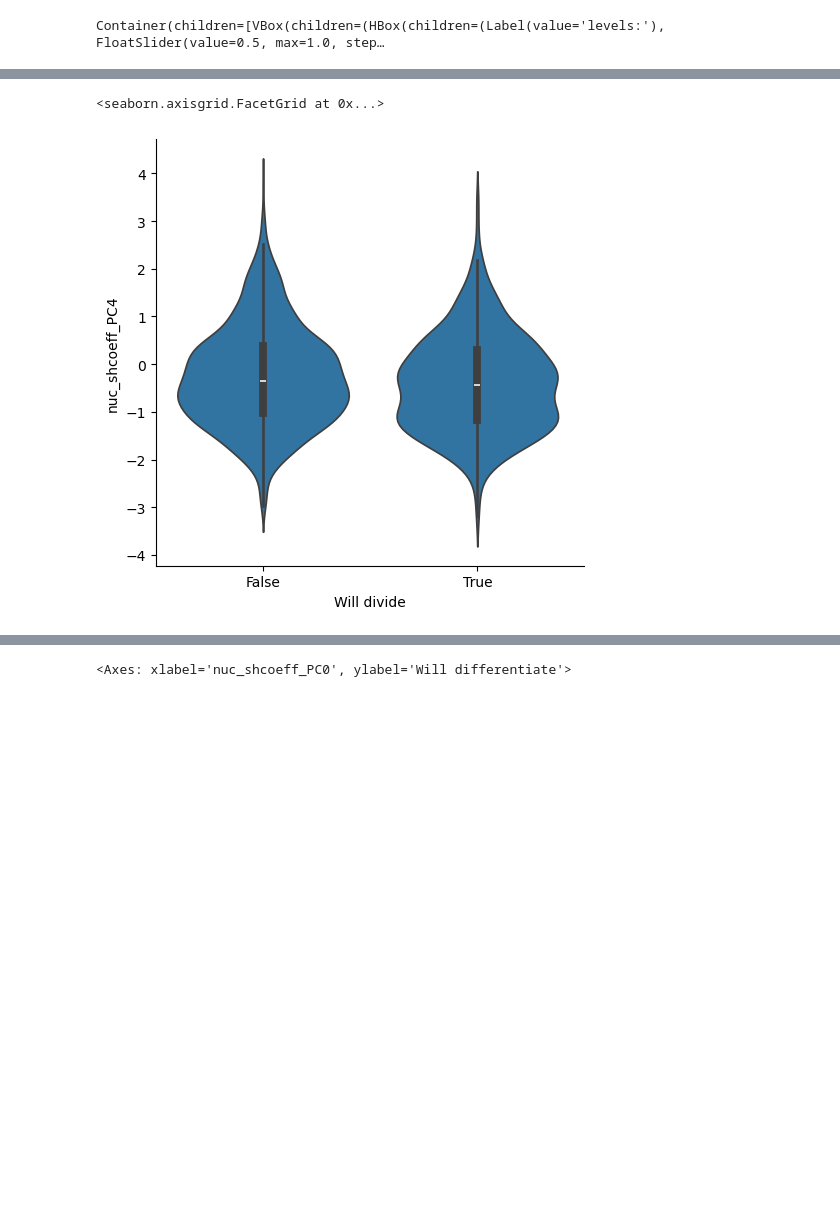
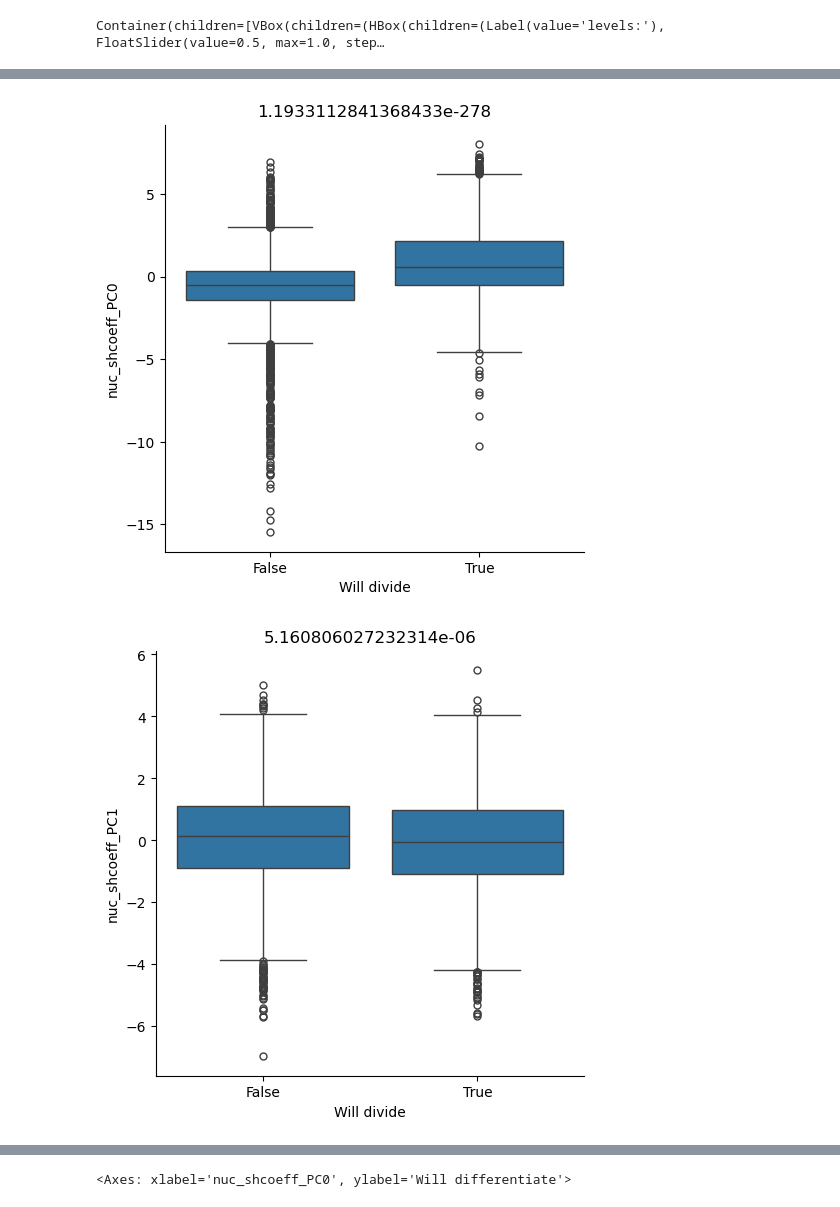
Before and after one commit to xies/mouse_skin_size_control, a Jupyter notebook: 2025_lineage_analysis/prediction_model_notebooks/visualize_PCAs.ipynb, the cells around one changed output, grey strips where cells are left out. Saved outputs shown, nothing was run; the diff lists cells and outputs as text; code cells hidden in the pictures; blank space fills up the shorter version.

Commit message:
split visualizer code + visualize individual track + micro

```diff
--- a/2025_lineage_analysis/prediction_model_notebooks/visualize_PCAs.ipynb
+++ b/2025_lineage_analysis/prediction_model_notebooks/visualize_PCAs.ipynb
@@ -183,3 +183,13 @@ cell2view = basals.loc[get_sorted_cell_indexes(basals,'nuc_shcoeff_PC5')].drople
 ipv.quickvolshow(9*nuc + cyto, level=[.5,6], opacity=0.03, level_width=0.09, data_min=0, data_max=10)
 # %% [output]
 Container(children=[VBox(children=(HBox(children=(Label(value='levels:'), FloatSlider(value=0.5, max=1.0, step…
+# %%
+# Sort by diff
+I = _df.groupby('Will divide').mean().diff().abs().loc[True].sort_values().index
+
+_df = all_df.droplevel(axis=1,level=1)[['Will divide']+[f'nuc_shcoeff_PC{i}' for i in range(10)]]
+fig = sb.catplot(_df.pivot(columns=['Will divide']).stack().stack().reset_index(),hue='Will divide',x='Name',y=0,kind='boxen',order=I[::-1],
+                showfliers=False)
+plt.xticks(rotation=90)
+plt.ylim([-4,4])
+fig.savefig(path.join(figure_dir,'PCA_by_fate/sorted_difference.svg'))
@@ -186,8 +198,12 @@ Container(children=[VBox(children=(HBox(children=(Label(value='levels:'), FloatS
 # %%
+from basicUtils import ttest_from_groupby
 # sb.catplot(divisions.droplevel(axis=1,level=1),x='Num daughter differentiated',y='nuc_shcoeff_PC6')
 # sb.catplot(divisions.droplevel(axis=1,level=1),x='Cell cycle phase',y='nuc_shcoeff_PC0',kind='violin')
 # sb.regplot(basals.droplevel(axis=1,level=1),x='Age',y='nuc_shcoeff_PC8')
-sb.catplot(births.droplevel(axis=1,level=1),x='Will divide',y='nuc_shcoeff_PC4',kind='violin')
+for i in range(10):
+    fig = sb.catplot(all_df.droplevel(axis=1,level=1),x='Will divide',y=f'nuc_shcoeff_PC{i}',kind='box')
+    plt.title(ttest_from_groupby(all_df.droplevel(axis=1,level=1),field2group='Will divide',field2test=f'nuc_shcoeff_PC{i}')[1])
+    fig.savefig(path.join(figure_dir,f'PCA_by_fate/PC{i}.svg'))
 # %% [output]
-<seaborn.axisgrid.FacetGrid at 0x...>
-[figure, old version]
+[figure, new version]
+[figure, added]
```
Also changed, not shown: parts of 5 cells of this notebook, 3 other files.
